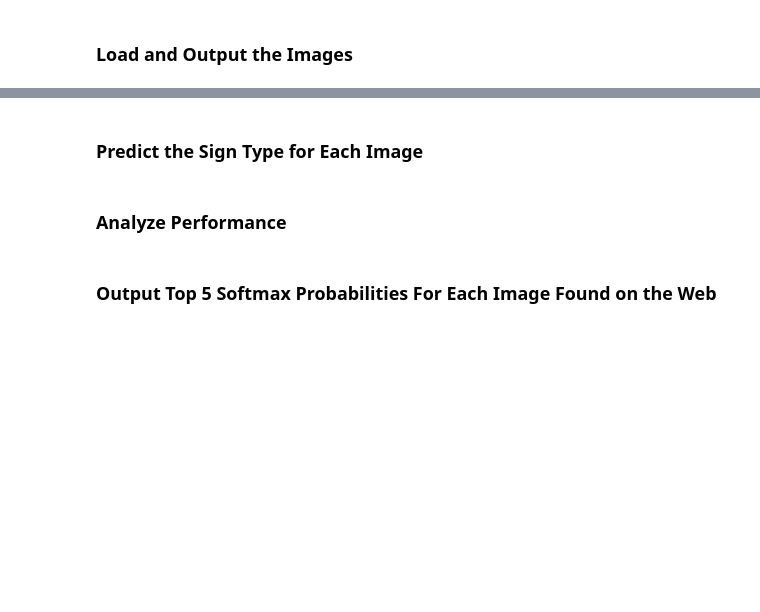
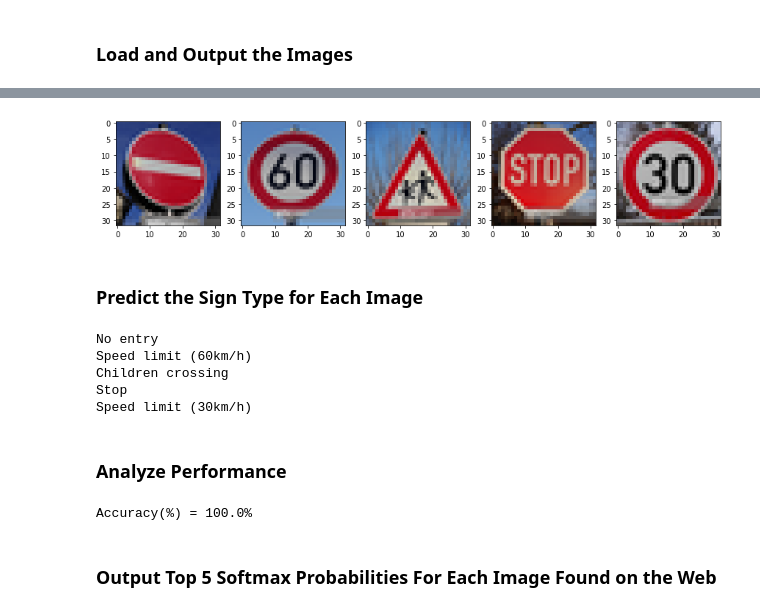
Before and after one commit to stereoboy/CarND-Traffic-Sign-Classifier-Project, a Jupyter notebook: Traffic_Sign_Classifier.ipynb, the cells around one changed output, grey strips where cells are left out. Drawn from its saved outputs; the diff is of its cells as text; code cells hidden in the pictures; blank space fills up the shorter version.

```diff
--- a/Traffic_Sign_Classifier.ipynb
+++ b/Traffic_Sign_Classifier.ipynb
@@ -306,14 +381,62 @@ You may find `signnames.csv` useful as it contains mappings from the class id (i
+# %%
+# Cropped Version
+imgname_list = ['1.jpg', '2.jpg', '3.jpg', '4.jpg', '5.jpg', '6.jpg', '7.jpg']
+ans_str_list = ['No Entry', 'Speed limit (60km/h)', 'Children crossing', 'Stop', 'Speed limit (30km/h)', 'Keep right', 'Pedestrians']
+ans_list = [17, 3, 28, 14, 1, 38, 27]
+img_list = []
+for imgname in imgname_list[:5]:
+    img = Image.open(imgname)
+
+    # crop and resize -> 32, 32
+    w, h = img.size
+    img = img.crop((0, 0, min(w, h), min(w, h)))
+    img = img.resize((32,32), PIL.Image.ANTIALIAS)
+
+    img_list.append(np.array(img))
+
+plt.figure(figsize=(30,10))
+for i, img in enumerate(img_list):
+    plt.subplot(1,10, i+1)
+    plt.imshow(img)
+# %% [output]
+[figure, added]
 # %% [markdown]
 ### Predict the Sign Type for Each Image
 # %%
 ### Run the predictions here and use the model to output the prediction for each image.
 ### Make sure to pre-process the images with the same pre-processing pipeline used earlier.
 ### Feel free to use as many code cells as needed.
+
+X = np.stack(img_list[:5])
+Y = np.stack(ans_list[:5])
+
+X = (X - X_mean)/X_std
+
+with tf.Session() as sess:
+    saver.restore(sess, tf.train.latest_checkpoint('./'))
+    predicts_val = sess.run(predicts, feed_dict={x: X})
+
+for predict in predicts_val:
+    print(id2name[predict])
+# %% [output]
+No entry
+Speed limit (60km/h)
+Children crossing
+Stop
+Speed limit (30km/h)
 # %% [markdown]
 ### Analyze Performance
 # %%
 ### Calculate the accuracy for these 5 new images.
 ### For example, if the model predicted 1 out of 5 signs correctly, it's 20% accurate on these new images.
+
+with tf.Session() as sess:
+    saver.restore(sess, tf.train.latest_checkpoint('./'))
+    accuracy = sess.run(accuracy_operation, feed_dict={x: X, y: Y})
+
+    print("Accuracy(%) = {}%".format(accuracy*100.0))
+# %% [output]
+Accuracy(%) = 100.0%
 # %% [markdown]
 ### Output Top 5 Softmax Probabilities For Each Image Found on the Web
 # %% [markdown]
```
Also changed, not shown: parts of 8 cells of this notebook, 10 other files.
